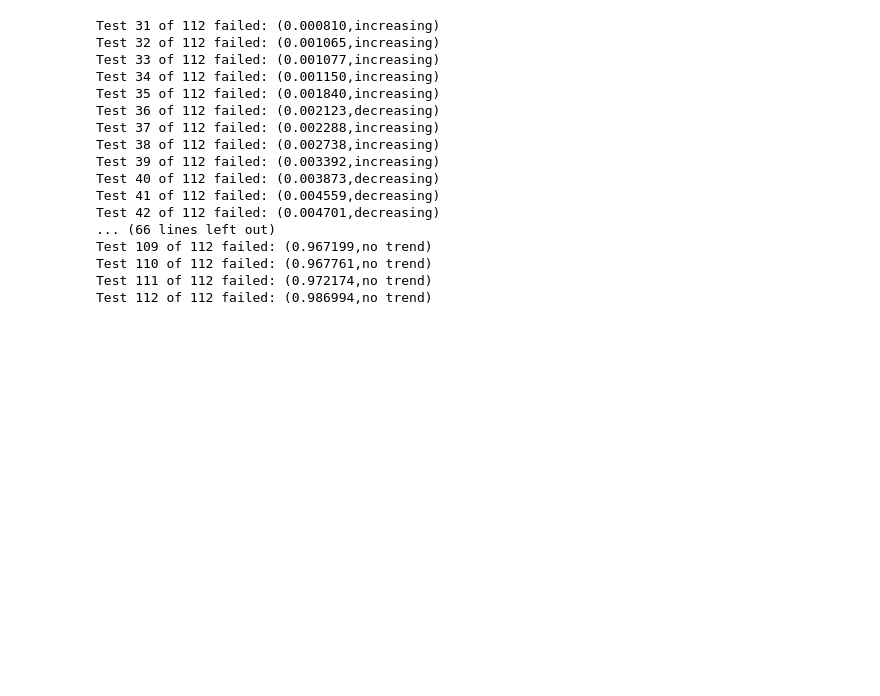
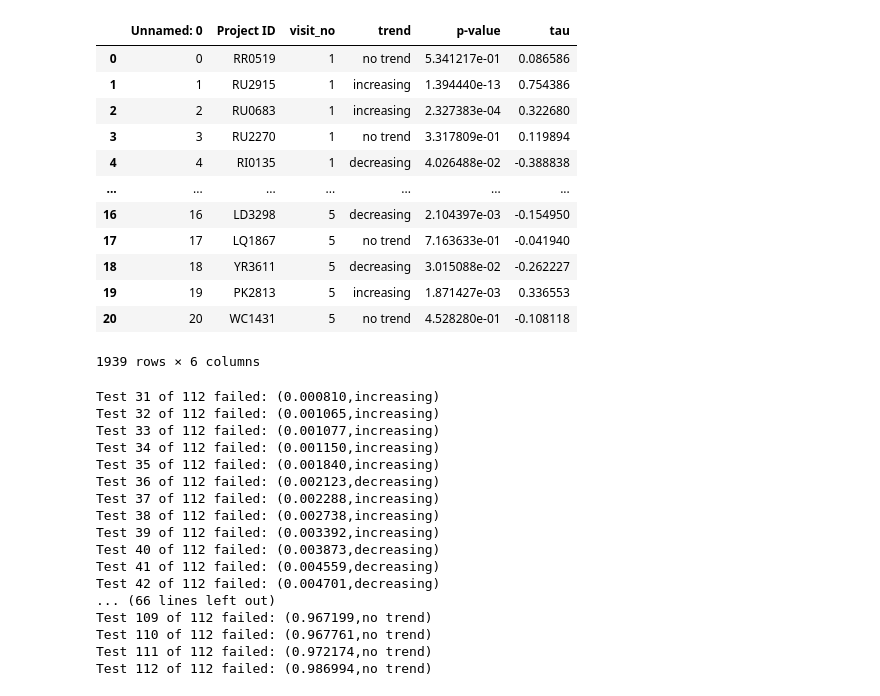
Before and after one commit to l-khali/In2Research, a Jupyter notebook: hypothesis_testing.ipynb, the cells around one changed output. Drawn from its saved outputs; the diff is of its cells as text; code cells hidden in the pictures; blank space fills up the shorter version.

Commit message:
cohort 2 heart rate variance tests

```diff
--- a/hypothesis_testing.ipynb
+++ b/hypothesis_testing.ipynb
@@ -11,3 +8,30 @@ var_results_c2 = pd.read_csv("variance_results_c2_partial.csv", sep=',')
+# %%
+var_results_c1 = pd.read_csv("variance_results_c1.csv", sep=',')
+var_results_c2 = pd.read_csv("variance_results_c2_partial.csv", sep=',')
+var_results_c2_pt2 = pd.read_csv("variance_results_c2_partial_pt2.csv", sep=',')
+var_results_c2_pt3 = pd.read_csv("variance_results_c2_partial_pt3.csv", sep=',')
+var_results_c2_pt4 = pd.read_csv("variance_results_c2_partial_pt4.csv", sep=',')
+var_results_c2_pt5 = pd.read_csv("variance_results_c2_partial_pt5.csv", sep=',')
+var_results_c2_pt6 = pd.read_csv("variance_results_c2_partial_pt6.csv", sep=',')
+# %%
+var_results_c2_entire = pd.concat([var_results_c2,var_results_c2_pt2,var_results_c2_pt3,var_results_c2_pt4,var_results_c2_pt5,var_results_c2_pt6])
+# var_results_c2.merge(var_results_c2_pt3,how ='left').merge(var_results_c2_pt4,how ='left').merge(var_results_c2_pt5,how ='left').merge(var_results_c2_pt6,how ='left')
+# %%
+var_results_c2_entire
+# %% [output]
+|  | Unnamed: 0 | Project ID | visit_no | trend | p-value | tau |
+| 0 | 0 | RR0519 | 1 | no trend | 5.341217e-01 | 0.086586 |
+| 1 | 1 | RU2915 | 1 | increasing | 1.394440e-13 | 0.754386 |
+| 2 | 2 | RU0683 | 1 | increasing | 2.327383e-04 | 0.322680 |
+| 3 | 3 | RU2270 | 1 | no trend | 3.317809e-01 | 0.119894 |
+| 4 | 4 | RI0135 | 1 | decreasing | 4.026488e-02 | -0.388838 |
+| ... | ... | ... | ... | ... | ... | ... |
+| 16 | 16 | LD3298 | 5 | decreasing | 2.104397e-03 | -0.154950 |
+| 17 | 17 | LQ1867 | 5 | no trend | 7.163633e-01 | -0.041940 |
+| 18 | 18 | YR3611 | 5 | decreasing | 3.015088e-02 | -0.262227 |
+| 19 | 19 | PK2813 | 5 | increasing | 1.871427e-03 | 0.336553 |
+| 20 | 20 | WC1431 | 5 | no trend | 4.528280e-01 | -0.108118 |
+1939 rows × 6 columns
 # %%
 c1_failed = holm_bonferroni(var_results_c1["Project ID"], var_results_c1["visit_no"], var_results_c1["p-value"], var_results_c1["trend"])
 # %% [output]
```
Also changed, not shown: parts of 8 cells of this notebook, 9 other files.
